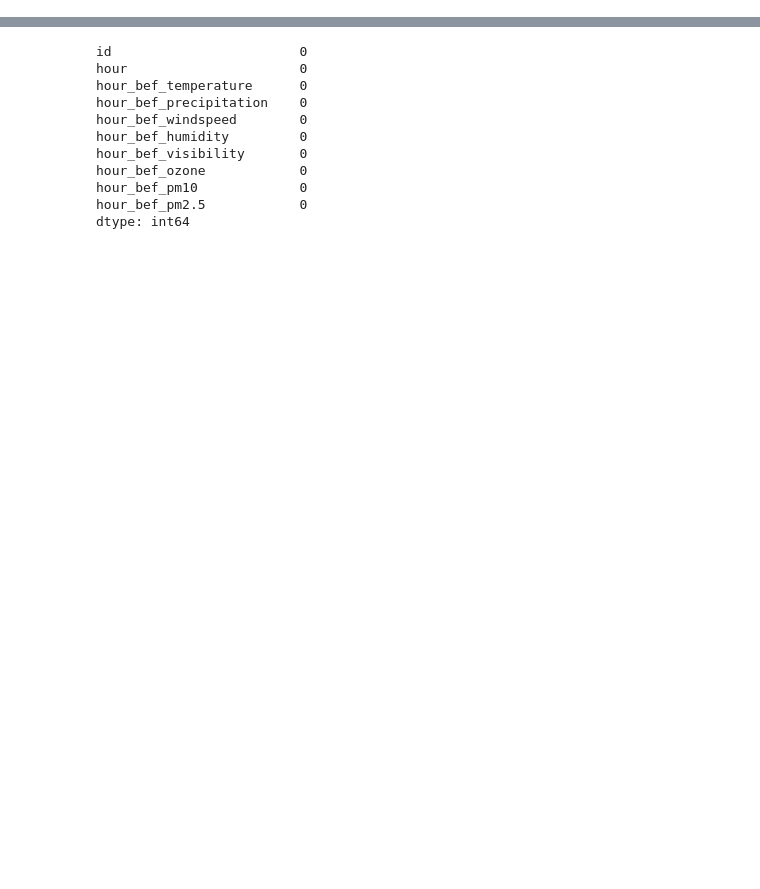
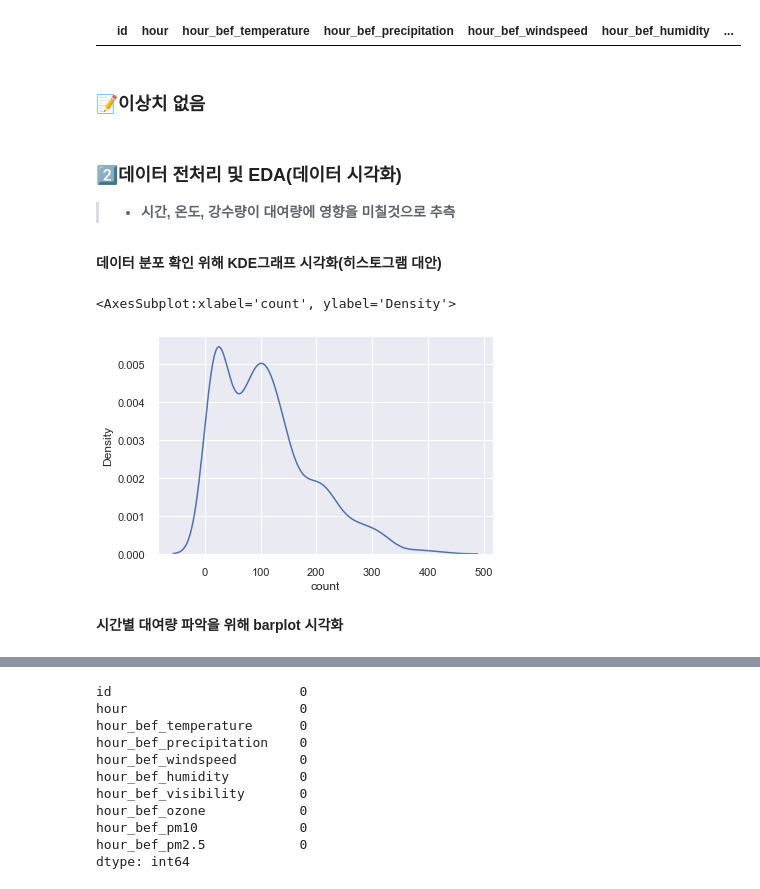
Before and after one commit to hemingwayInTheX/AI-Open-Source-Club, a Jupyter notebook: KAGGLE#2_BikeSharingDemand/BikeSharing.ipynb, the cells around one changed output, grey strips where cells are left out. Saved outputs shown, nothing was run; the diff lists cells and outputs as text; code cells hidden in the pictures; blank space fills up the shorter version.

```diff
--- a/KAGGLE#2_BikeSharingDemand/BikeSharing.ipynb
+++ b/KAGGLE#2_BikeSharingDemand/BikeSharing.ipynb
@@ -141,0 +150,19 @@ sns.heatmap(corr_data.corr(),vmax=8,linewidths=0.1,square=True,annot=True,cmap=c
+# %%
+df_train.loc[Outliers_to_drop]
+# %% [output]
+|  | id | hour | hour_bef_temperature | hour_bef_precipitation | hour_bef_windspeed | hour_bef_humidity | ... |
+# %% [markdown]
+### 📝이상치 없음
+# %% [markdown]
+### 2️⃣데이터 전처리 및 EDA(데이터 시각화)
+
+> * **시간, 온도, 강수량이 대여량에 영향을 미칠것으로 추측**
+# %% [markdown]
+**데이터 분포 확인 위해 KDE그래프 시각화(히스토그램 대안)**
+# %%
+sns.kdeplot(df_train['count'])
+# %% [output]
+<AxesSubplot:xlabel='count', ylabel='Density'>
+[figure, added]
+# %% [markdown]
+**시간별 대여량 파악을 위해 barplot 시각화**
```
Also changed, not shown: parts of 60 cells of this notebook.
